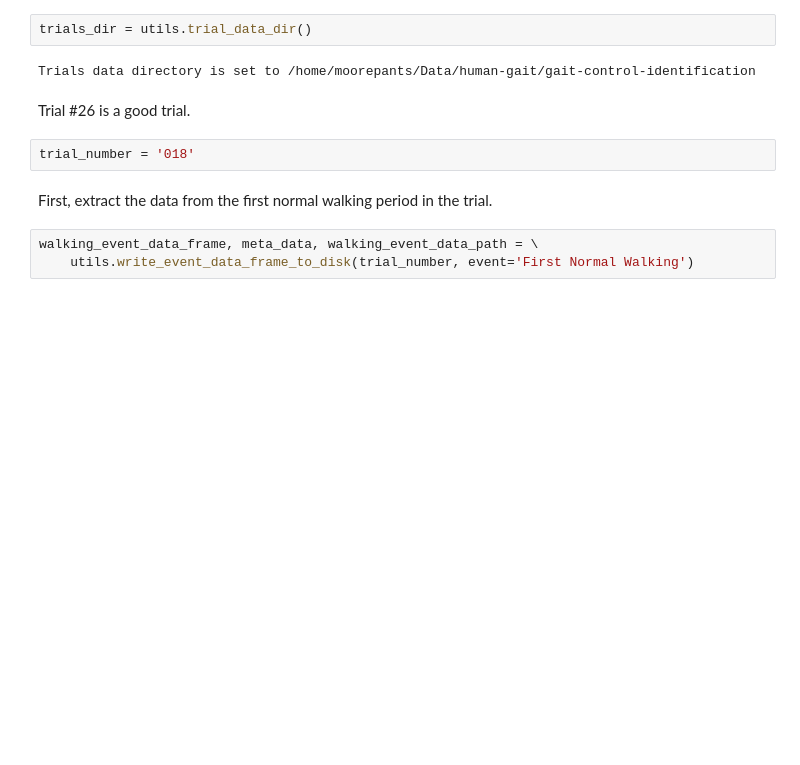
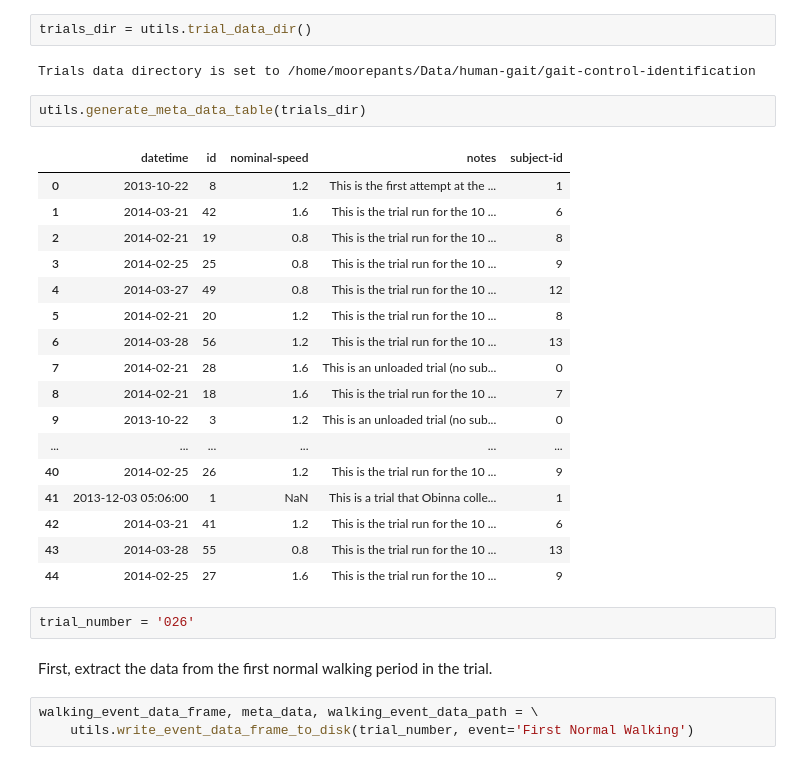
Before and after one commit to csu-hmc/gait-control-direct-id-paper, a Jupyter notebook: notebooks/find_moment_error.ipynb, the cells around one changed output. Cells and saved outputs as stored; diff of their text form; blank space fills up the shorter version.

```diff
--- a/notebooks/find_moment_error.ipynb
+++ b/notebooks/find_moment_error.ipynb
@@ -31,10 +33,28 @@ Load the path to the directory with the experimental data.
 trials_dir = utils.trial_data_dir()
 # %% [output]
 Trials data directory is set to /home/moorepants/Data/human-gait/gait-control-identification
-# %% [markdown]
-Trial #26 is a good trial.
+# %%
+utils.generate_meta_data_table(trials_dir)
+# %% [output]
+|  | datetime | id | nominal-speed | notes | subject-id |
+| 0 | 2013-10-22 | 8 | 1.2 | This is the first attempt at the ... | 1 |
+| 1 | 2014-03-21 | 42 | 1.6 | This is the trial run for the 10 ... | 6 |
+| 2 | 2014-02-21 | 19 | 0.8 | This is the trial run for the 10 ... | 8 |
+| 3 | 2014-02-25 | 25 | 0.8 | This is the trial run for the 10 ... | 9 |
+| 4 | 2014-03-27 | 49 | 0.8 | This is the trial run for the 10 ... | 12 |
+| 5 | 2014-02-21 | 20 | 1.2 | This is the trial run for the 10 ... | 8 |
+| 6 | 2014-03-28 | 56 | 1.2 | This is the trial run for the 10 ... | 13 |
+| 7 | 2014-02-21 | 28 | 1.6 | This is an unloaded trial (no sub... | 0 |
+| 8 | 2014-02-21 | 18 | 1.6 | This is the trial run for the 10 ... | 7 |
+| 9 | 2013-10-22 | 3 | 1.2 | This is an unloaded trial (no sub... | 0 |
+| ... | ... | ... | ... | ... | ... |
+| 40 | 2014-02-25 | 26 | 1.2 | This is the trial run for the 10 ... | 9 |
+| 41 | 2013-12-03 05:06:00 | 1 | NaN | This is a trial that Obinna colle... | 1 |
+| 42 | 2014-03-21 | 41 | 1.2 | This is the trial run for the 10 ... | 6 |
+| 43 | 2014-03-28 | 55 | 0.8 | This is the trial run for the 10 ... | 13 |
+| 44 | 2014-02-25 | 27 | 1.6 | This is the trial run for the 10 ... | 9 |
 # %%
-trial_number = '018'
+trial_number = '026'
 # %% [markdown]
 First, extract the data from the first normal walking period in the trial.
 # %%
```
Also changed, not shown: parts of 12 cells of this notebook.
